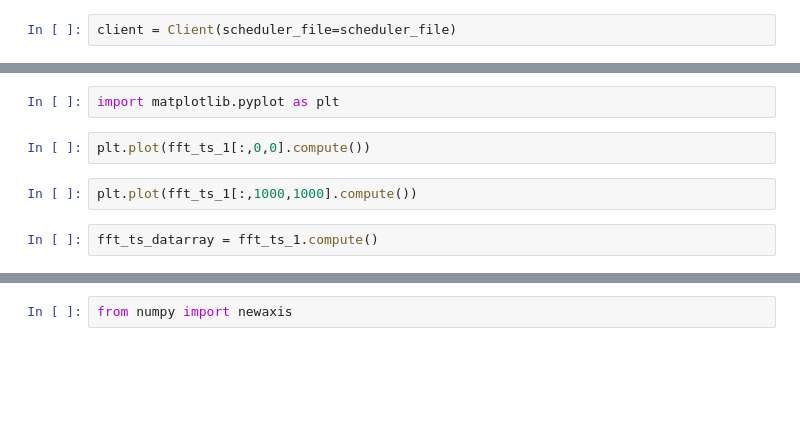
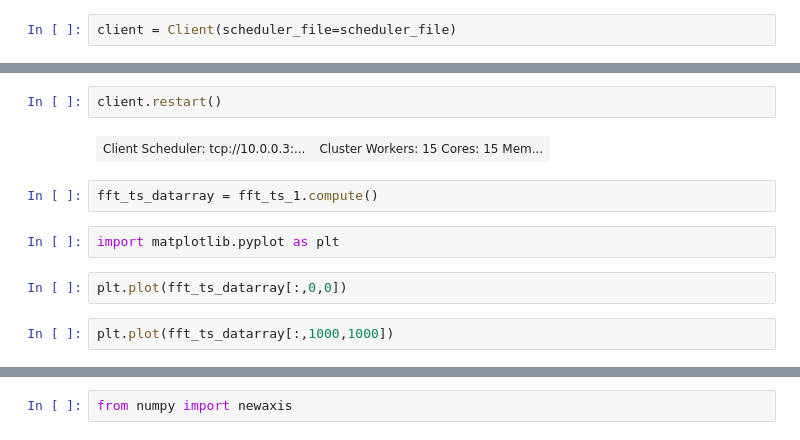
Before and after one commit to CONABIO/antares3-sandbox, a Jupyter notebook: notebooks/time_series_computation_xarray/time_series_computation_xarray_4.ipynb, the cells around one changed output, grey strips where cells are left out. Saved outputs shown, nothing was run; the diff lists cells and outputs as text; blank space fills up the shorter version.

```diff
--- a/notebooks/time_series_computation_xarray/time_series_computation_xarray_4.ipynb
+++ b/notebooks/time_series_computation_xarray/time_series_computation_xarray_4.ipynb
@@ -240,11 +242,15 @@ client
+# %%
+client.restart()
+# %% [output]
+| Client Scheduler: tcp://10.0.0.3:... | Cluster Workers: 15 Cores: 15 Mem... |
+# %%
+fft_ts_datarray = fft_ts_1.compute()
 # %%
 import matplotlib.pyplot as plt
 # %%
-plt.plot(fft_ts_1[:,0,0].compute())
+plt.plot(fft_ts_datarray[:,0,0])
 # %%
-plt.plot(fft_ts_1[:,1000,1000].compute())
+plt.plot(fft_ts_datarray[:,1000,1000])
-# %%
-fft_ts_datarray = fft_ts_1.compute()
 # %%
 fft_ts_datarray
 # %% [output]
```
Also changed, not shown: parts of 26 cells of this notebook.
